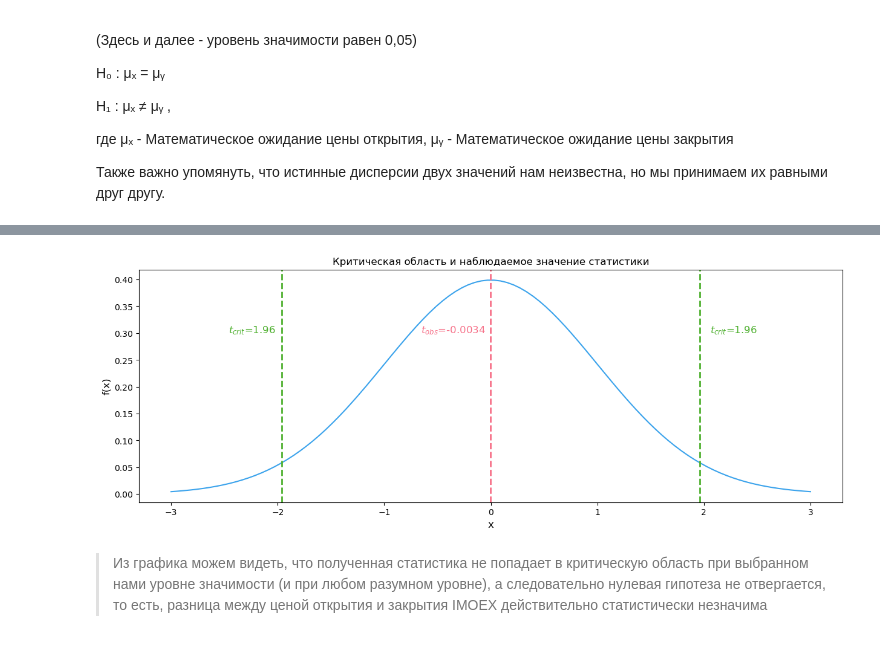
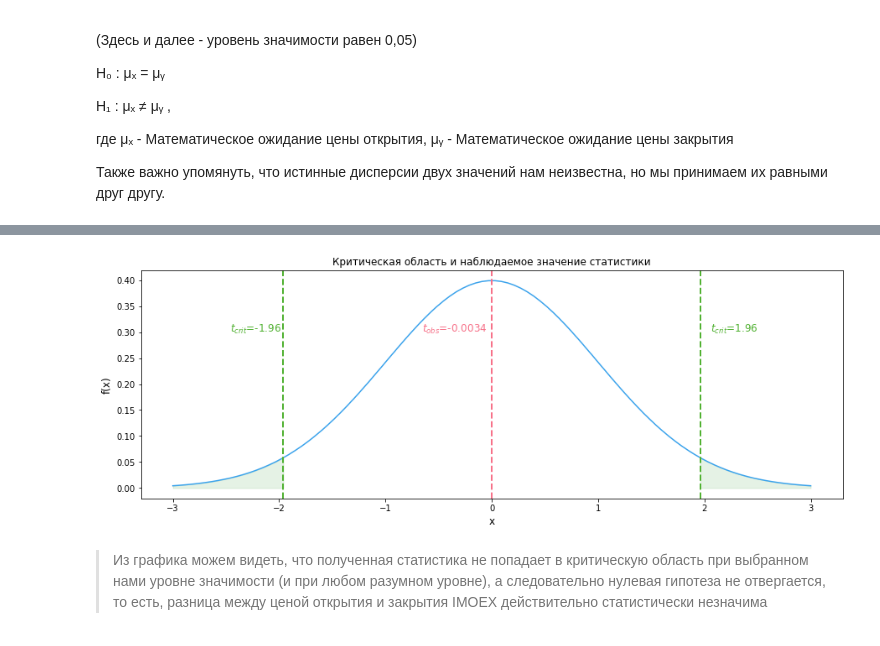
Before and after one commit to evelinakolomoets/andan_project, a Jupyter notebook: step06_hypotheses.ipynb, the cells around one changed output, grey strips where cells are left out. Cells and saved outputs as stored; diff of their text form; code cells hidden in the pictures.

Commit message:
Update step06_hypotheses

```diff
--- a/step06_hypotheses.ipynb
+++ b/step06_hypotheses.ipynb
@@ -14,7 +14,7 @@ import numpy as np
 # %% [markdown]
 ## Импорт датафрейма
 # %%
-df = pd.read_csv('data/df_after_step05.csv', index_col=0)
+df = pd.read_csv('df_after_step05.csv', index_col=0)
 df
 # %% [output]
 |  | usdrub | gold | cb_key_rate | fed_rate | imoex_open | imoex_close | ru_cpi | us_cpi | workday | ... |
@@ -70,25 +92,32 @@ t_crit_2 = - stats.t.ppf(1 - alpha/2, df=n_im_open+n_im_close-2)
 # %%
 pal = sns.color_palette('husl', 3)
 
 fig, ax = plt.subplots(figsize = (15, 5))
 
 plt.title('Критическая область и наблюдаемое значение статистики')
 
 x = np.linspace(-3, 3, 100)
 ax.plot(x, stats.t.pdf(x, df=n_im_open+n_im_close-2), color=pal[2])
 plt.ylabel('f(x)', fontsize=12)
 plt.xlabel('x', fontsize=12)
 
 plt.axvline(t_stat_im, color=pal[0], linestyle="--", lw=2)
 plt.axvline(t_crit_1, color=pal[1], linestyle="--", lw=2)
 plt.axvline(t_crit_2, color=pal[1], linestyle="--", lw=2)
 
+xq1 = np.linspace(-3, t_crit_2, 100)
+yq1 = stats.t.pdf(xq1, df = n_im_open+n_im_close-2)
+plt.fill_between(xq1, 0, yq1, color='green', alpha=0.1)
+xq2 = np.linspace(t_crit_1,3, 100)
+yq2 = stats.t.pdf(xq2, df = n_im_open+n_im_close-2)
+plt.fill_between(xq2, 0, yq2, color='green', alpha=0.1)
+
 crit = '$t_{crit}$'
 obs = '$t_{obs}$'
-plt.text(t_crit_2 - 0.5, 0.3, f'{crit}={round(t_crit_1,2)}', color=pal[1], fontsize=12)
+plt.text(t_crit_2 - 0.5, 0.3, f'{crit}={round(t_crit_2,2)}', color=pal[1], fontsize=12)
 plt.text(t_crit_1 + 0.1, 0.3,  f'{crit}={round(t_crit_1,2)}', color=pal[1], fontsize=12)
 plt.text(t_stat_im - 0.65, 0.3, f'{obs}={round(t_stat_im,4)}', color=pal[0], fontsize=12);
 # %% [output]
-[figure, old version]
+[figure, new version]
 # %% [markdown]
 > Из графика можем видеть, что полученная статистика не попадает в критическую область при выбранном нами уровне значимости (и при любом разумном уровне), а следовательно нулевая гипотеза не отвергается, то есть, разница между ценой открытия и закрытия IMOEX действительно статистически незначима
```
Also changed, not shown: parts of 28 cells of this notebook.
